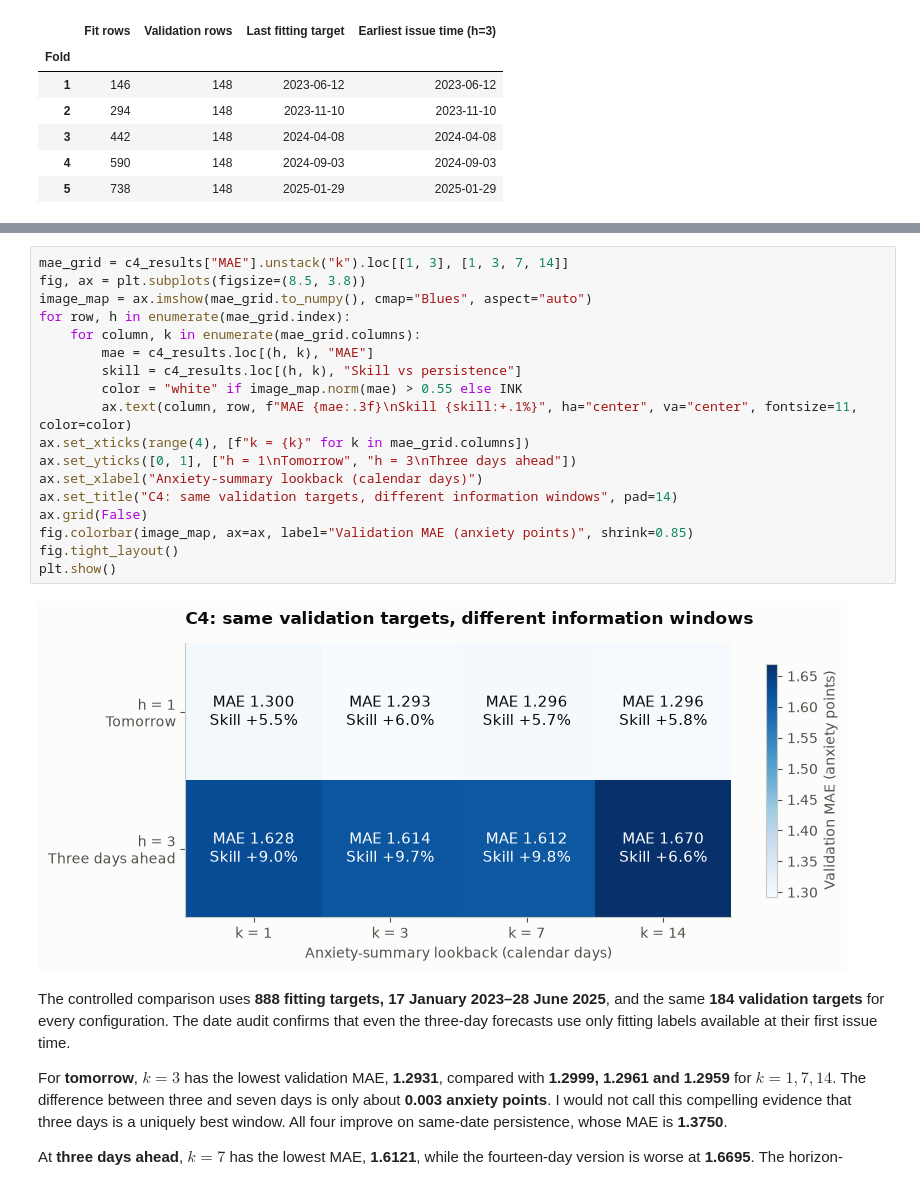
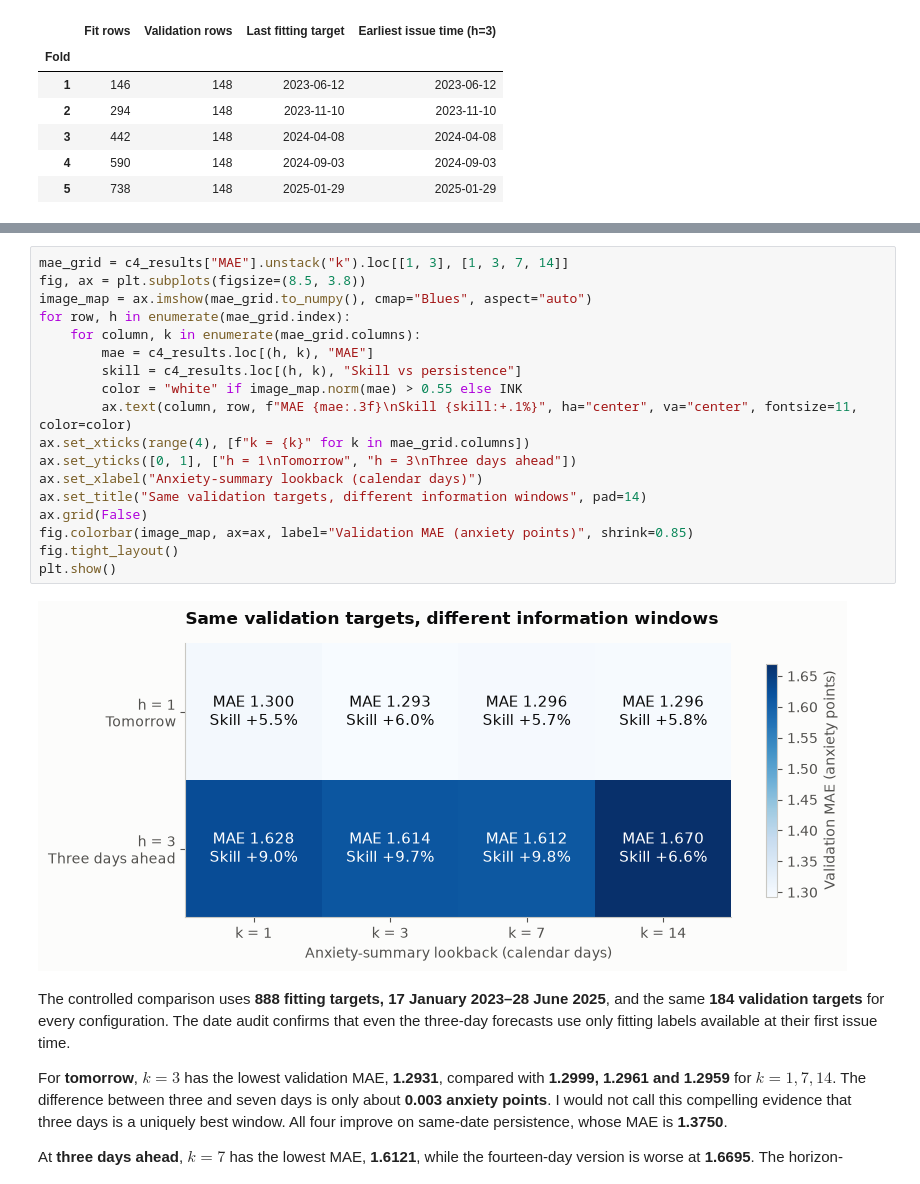
Before and after one commit to Mariomsoliman/Anxiety-Lifestyle-habits-Capstone, a Jupyter notebook: My anaxiety analysis/anxiety_pipeline.ipynb, the cells around one changed output, grey strips where cells are left out. Drawn from its saved outputs; the diff is of its cells as text.

```diff
--- a/My anaxiety analysis/anxiety_pipeline.ipynb
+++ b/My anaxiety analysis/anxiety_pipeline.ipynb
@@ -3229,23 +3227,23 @@ C4 forecasts scored on validation only; alpha choices came from training-only CV
 # %%
 mae_grid = c4_results["MAE"].unstack("k").loc[[1, 3], [1, 3, 7, 14]]
 fig, ax = plt.subplots(figsize=(8.5, 3.8))
 image_map = ax.imshow(mae_grid.to_numpy(), cmap="Blues", aspect="auto")
 for row, h in enumerate(mae_grid.index):
     for column, k in enumerate(mae_grid.columns):
         mae = c4_results.loc[(h, k), "MAE"]
         skill = c4_results.loc[(h, k), "Skill vs persistence"]
         color = "white" if image_map.norm(mae) > 0.55 else INK
         ax.text(column, row, f"MAE {mae:.3f}\nSkill {skill:+.1%}", ha="center", va="center", fontsize=11, color=color)
 ax.set_xticks(range(4), [f"k = {k}" for k in mae_grid.columns])
 ax.set_yticks([0, 1], ["h = 1\nTomorrow", "h = 3\nThree days ahead"])
 ax.set_xlabel("Anxiety-summary lookback (calendar days)")
-ax.set_title("C4: same validation targets, different information windows", pad=14)
+ax.set_title("Same validation targets, different information windows", pad=14)
 ax.grid(False)
 fig.colorbar(image_map, ax=ax, label="Validation MAE (anxiety points)", shrink=0.85)
 fig.tight_layout()
 plt.show()
 # %% [output]
-[figure, old version]
+[figure, new version]
 # %% [markdown]
 The controlled comparison uses **888 fitting targets, 17 January 2023–28 June 2025**, and the same **184 validation targets** for every configuration. The date audit confirms that even the three-day forecasts use only fitting labels available at their first issue time.
 
```
Also changed, not shown: parts of 96 cells of this notebook, 3 other files.
